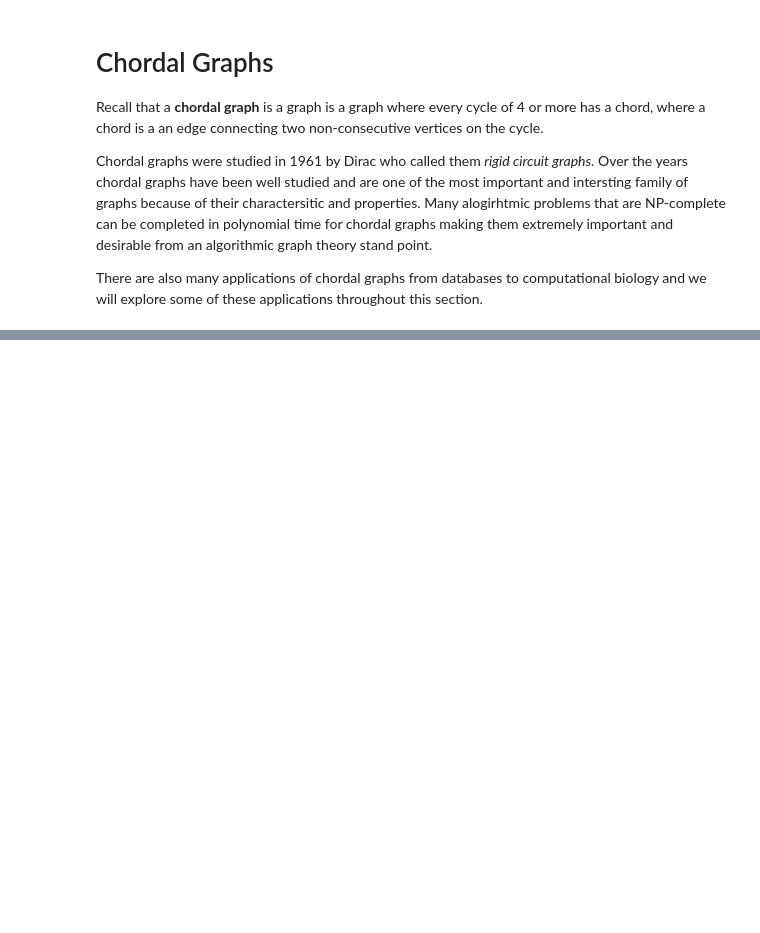
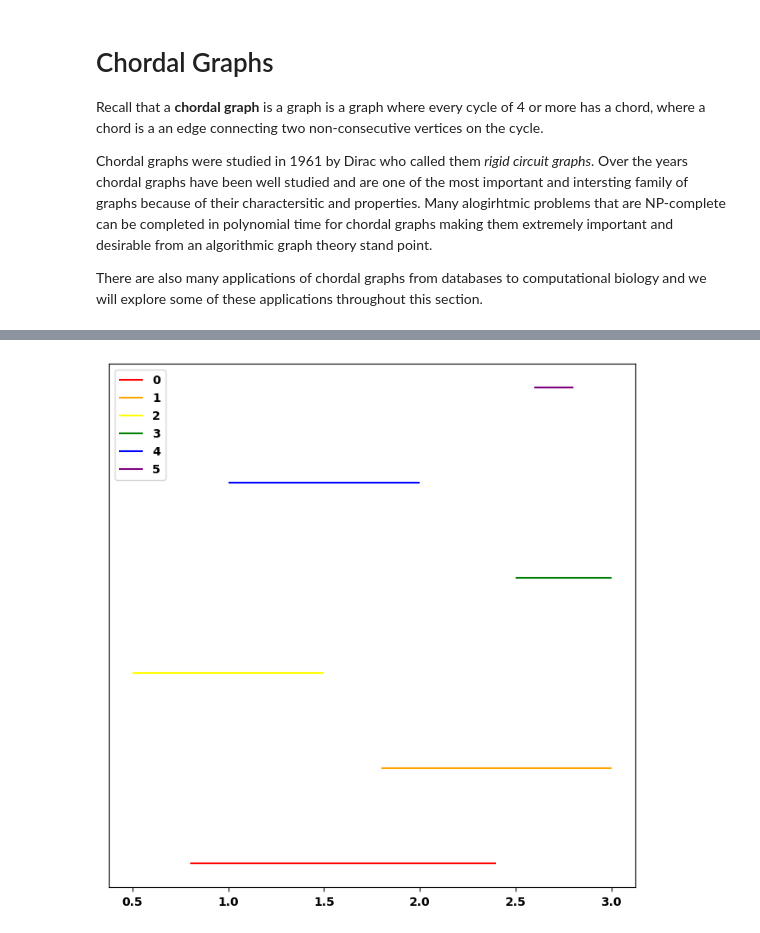
Before and after one commit to lcaraballoj/Algorithmic-Graph-Theory, a Jupyter notebook: ChordalGraphs.ipynb, the cells around one changed output, grey strips where cells are left out. Cells and saved outputs as stored; diff of their text form; code cells hidden in the pictures; blank space fills up the shorter version.

```diff
--- a/ChordalGraphs.ipynb
+++ b/ChordalGraphs.ipynb
@@ -14,0 +27,17 @@ There are also many applications of chordal graphs from databases to computation
+# %%
+# Intervals where non-consecutive intervals do NOT intersect
+
+intervals = [(0.8, 2.4), (1.8, 3), (0.5, 1.5), (2.5, 3), (1, 2), (2.6, 2.8)]
+
+num_intervals = len(intervals)
+viridis = ['Red', 'Orange', 'Yellow', 'Green', 'Blue', 'Purple']
+
+fig, ax = plt.subplots()
+for idx, (min_int, max_int) in enumerate(intervals):
+  ax.hlines(y=idx, xmin=min_int, xmax=max_int, colors=viridis[idx], label=idx)
+ax.legend(loc='upper left')
+plt.yticks([], [])
+
+plt.savefig('intervalFamily.png')
+# %% [output]
+[figure, added]
```
Also changed, not shown: parts of 5 cells of this notebook, 4 other files.
